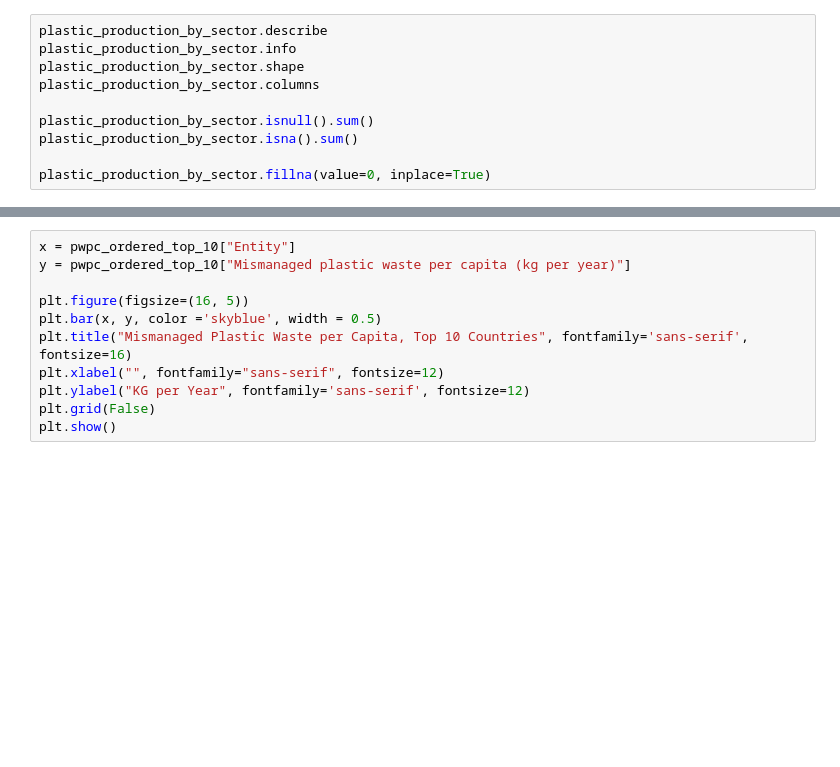
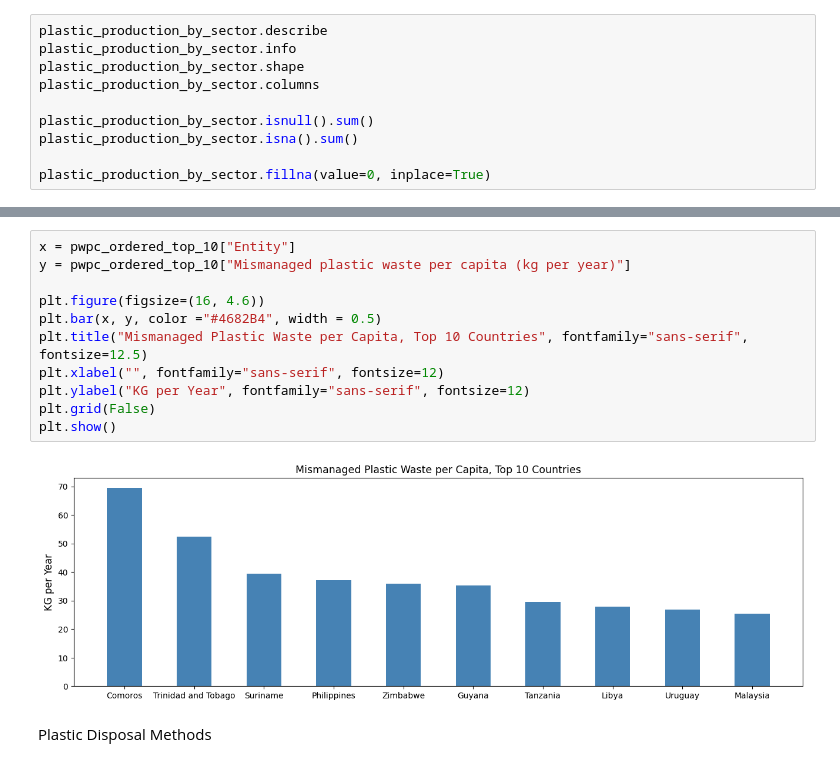
Before and after one commit to MarcoFer23/Data_Analysis_Projects, a Jupyter notebook: Python_Exercises/20231204_Epicode_Capstone_project.ipynb, the cells around one changed output, grey strips where cells are left out. Drawn from its saved outputs; the diff is of its cells as text; blank space fills up the shorter version.

```diff
--- a/Python_Exercises/20231204_Epicode_Capstone_project.ipynb
+++ b/Python_Exercises/20231204_Epicode_Capstone_project.ipynb
@@ -135,14 +267,18 @@ pwpc_ordered_top_10
 # %%
 x = pwpc_ordered_top_10["Entity"]
 y = pwpc_ordered_top_10["Mismanaged plastic waste per capita (kg per year)"]
 
-plt.figure(figsize=(16, 5))
-plt.bar(x, y, color ='skyblue', width = 0.5)
-plt.title("Mismanaged Plastic Waste per Capita, Top 10 Countries", fontfamily='sans-serif', fontsize=16)
+plt.figure(figsize=(16, 4.6))
+plt.bar(x, y, color ="#4682B4", width = 0.5)
+plt.title("Mismanaged Plastic Waste per Capita, Top 10 Countries", fontfamily="sans-serif", fontsize=12.5)
 plt.xlabel("", fontfamily="sans-serif", fontsize=12)
-plt.ylabel("KG per Year", fontfamily='sans-serif', fontsize=12)
+plt.ylabel("KG per Year", fontfamily="sans-serif", fontsize=12)
 plt.grid(False)
 plt.show()
+# %% [output]
+[figure, added]
+# %% [markdown]
+Plastic Disposal Methods
 # %%
 plastic_fate = pd.read_csv("C:/Users/marco/Downloads/Capstone_Project/2. Smaltimento malgestito/plastic-fate.csv", sep=",")
 plastic_fate
```
Also changed, not shown: parts of 54 cells of this notebook.
